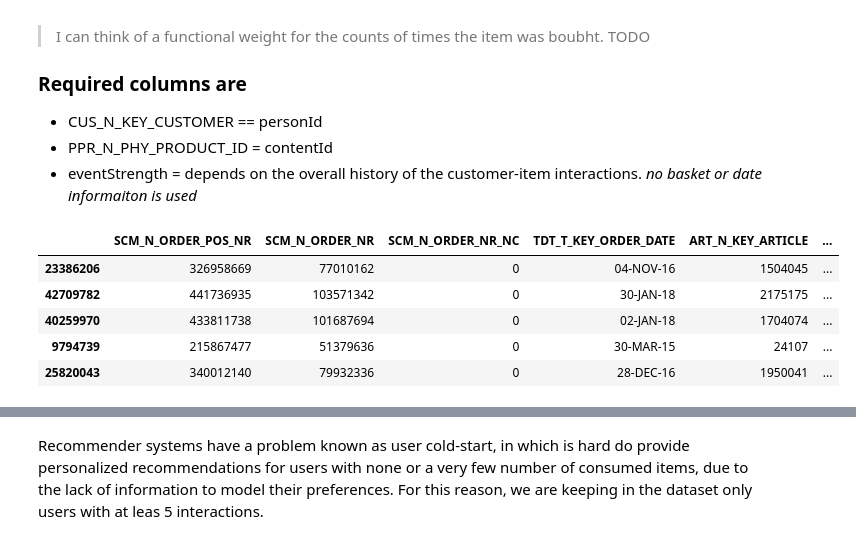
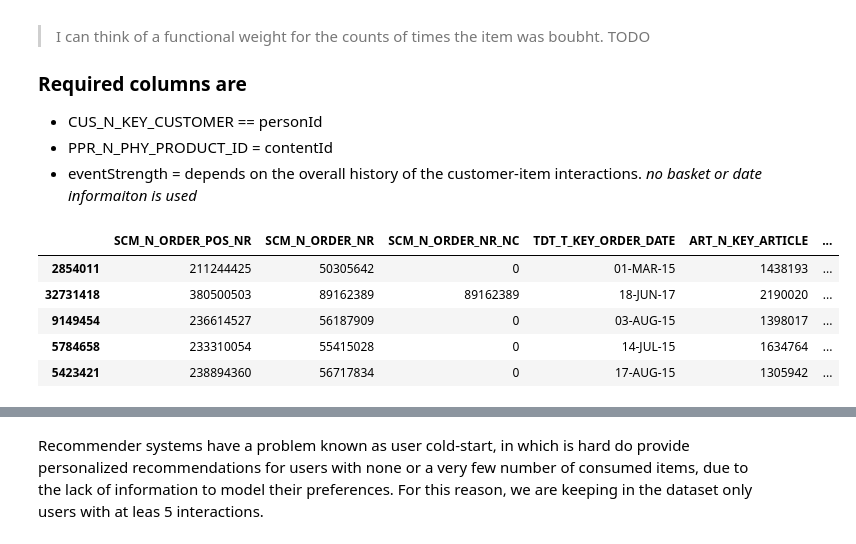
Before and after one commit to VladPrytula/RecommenderSystems, a Jupyter notebook: DataExploration.ipynb, the cells around one changed output, grey strips where cells are left out. Drawn from its saved outputs; the diff is of its cells as text; code cells hidden in the pictures.

```diff
--- a/DataExploration.ipynb
+++ b/DataExploration.ipynb
@@ -42,15 +43,15 @@ max date is 31-OCT-17
 * eventStrength = depends on the overall history of the customer-item interactions. _no basket or date informaiton is used_
 # %%
 ## to start let us take a sample of our data
-sample_df = raw_df.sample(10000000)
+sample_df = raw_df.sample(3000000)
 sample_df.head()
 # %% [output]
 |  | SCM_N_ORDER_POS_NR | SCM_N_ORDER_NR | SCM_N_ORDER_NR_NC | TDT_T_KEY_ORDER_DATE | ART_N_KEY_ARTICLE | ... |
-| 23386206 | 326958669 | 77010162 | 0 | 04-NOV-16 | 1504045 | ... |
-| 42709782 | 441736935 | 103571342 | 0 | 30-JAN-18 | 2175175 | ... |
-| 40259970 | 433811738 | 101687694 | 0 | 02-JAN-18 | 1704074 | ... |
-| 9794739 | 215867477 | 51379636 | 0 | 30-MAR-15 | 24107 | ... |
-| 25820043 | 340012140 | 79932336 | 0 | 28-DEC-16 | 1950041 | ... |
+| 2854011 | 211244425 | 50305642 | 0 | 01-MAR-15 | 1438193 | ... |
+| 32731418 | 380500503 | 89162389 | 89162389 | 18-JUN-17 | 2190020 | ... |
+| 9149454 | 236614527 | 56187909 | 0 | 03-AUG-15 | 1398017 | ... |
+| 5784658 | 233310054 | 55415028 | 0 | 14-JUL-15 | 1634764 | ... |
+| 5423421 | 238894360 | 56717834 | 0 | 17-AUG-15 | 1305942 | ... |
 # %%
 # remove non-used columns
 sample_df.drop(['SCM_N_ORDER_POS_NR','SCM_N_ORDER_NR_NC', 'SCM_N_ORDER_NR_NC', 'PPR_N_KEY_PHYS_PRODUCT', 'SCM_N_ORDER_NR', 'ART_N_KEY_ARTICLE','PPR_N_PHY_ARTICLE_ID'], axis=1, inplace=True)
```
Also changed, not shown: parts of 17 cells of this notebook.
